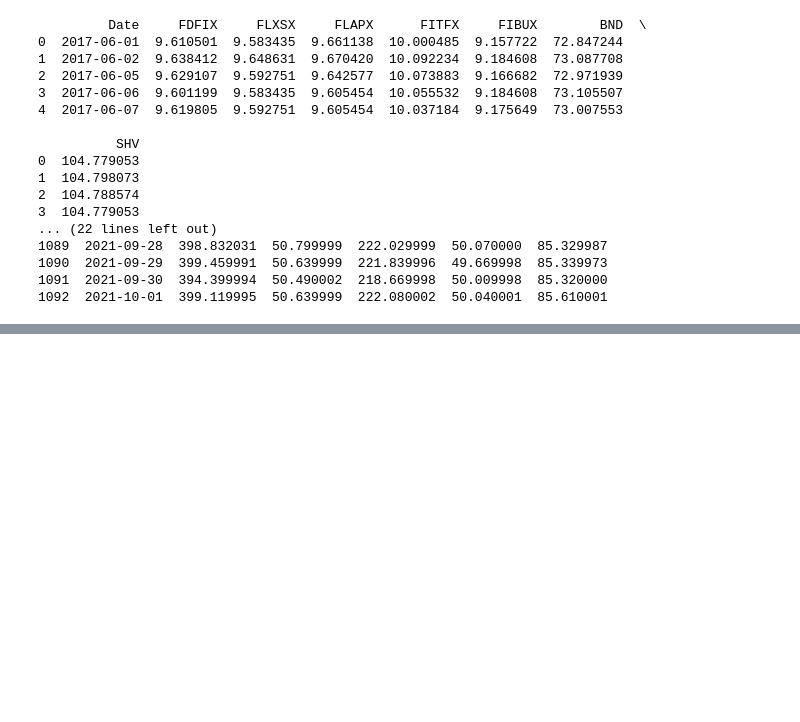
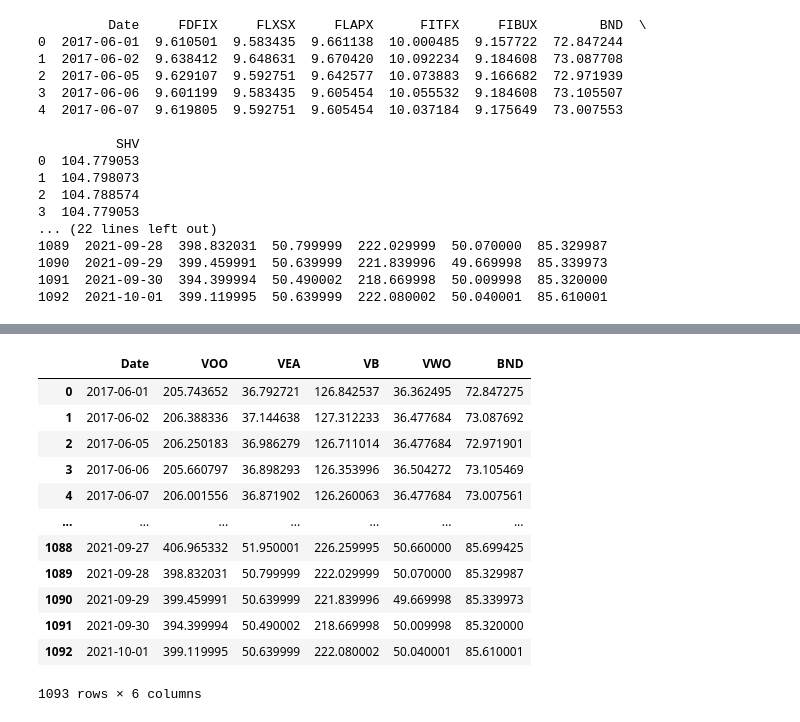
Before and after one commit to uredkar/BAU, a Jupyter notebook: python/Portfolio.ipynb, the cells around one changed output, grey strips where cells are left out. Saved outputs shown, nothing was run; the diff lists cells and outputs as text; code cells hidden in the pictures; blank space fills up the shorter version.

```diff
--- a/python/Portfolio.ipynb
+++ b/python/Portfolio.ipynb
@@ -224,0 +205,17 @@ Date
+# %%
+
+df_vanguard
+# %% [output]
+|  | Date | VOO | VEA | VB | VWO | BND |
+| 0 | 2017-06-01 | 205.743652 | 36.792721 | 126.842537 | 36.362495 | 72.847275 |
+| 1 | 2017-06-02 | 206.388336 | 37.144638 | 127.312233 | 36.477684 | 73.087692 |
+| 2 | 2017-06-05 | 206.250183 | 36.986279 | 126.711014 | 36.477684 | 72.971901 |
+| 3 | 2017-06-06 | 205.660797 | 36.898293 | 126.353996 | 36.504272 | 73.105469 |
+| 4 | 2017-06-07 | 206.001556 | 36.871902 | 126.260063 | 36.477684 | 73.007561 |
+| ... | ... | ... | ... | ... | ... | ... |
+| 1088 | 2021-09-27 | 406.965332 | 51.950001 | 226.259995 | 50.660000 | 85.699425 |
+| 1089 | 2021-09-28 | 398.832031 | 50.799999 | 222.029999 | 50.070000 | 85.329987 |
+| 1090 | 2021-09-29 | 399.459991 | 50.639999 | 221.839996 | 49.669998 | 85.339973 |
+| 1091 | 2021-09-30 | 394.399994 | 50.490002 | 218.669998 | 50.009998 | 85.320000 |
+| 1092 | 2021-10-01 | 399.119995 | 50.639999 | 222.080002 | 50.040001 | 85.610001 |
+1093 rows × 6 columns
```
Also changed, not shown: parts of 8 cells of this notebook, 44 other files.
